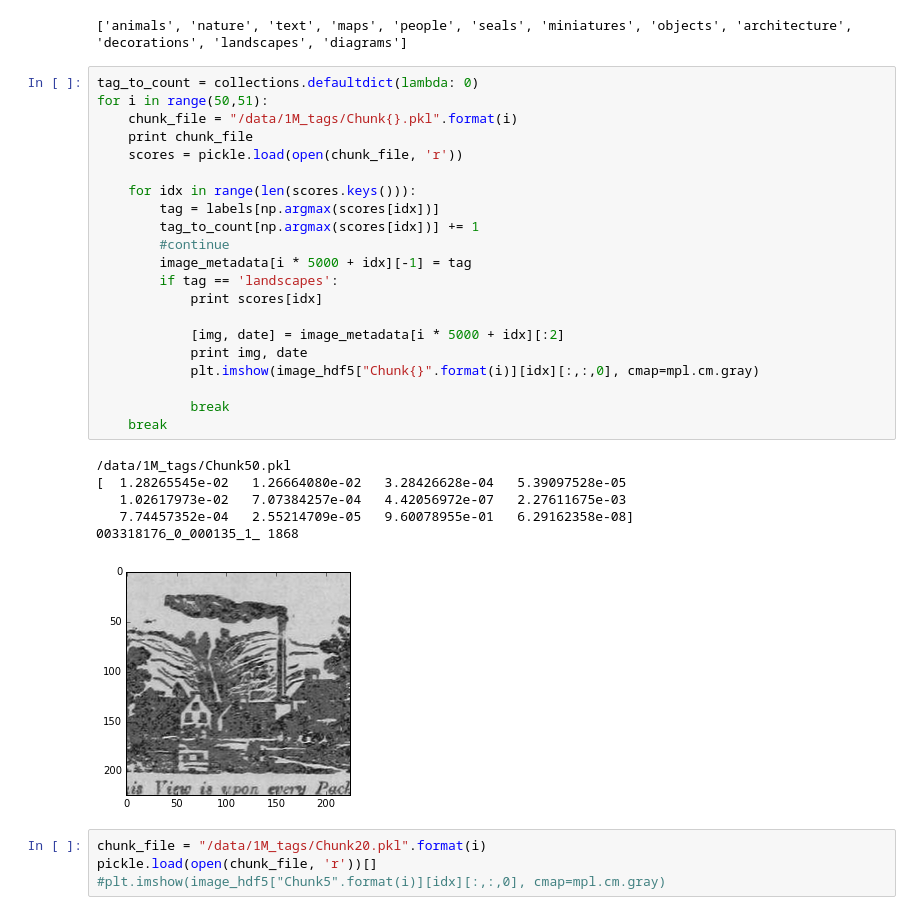
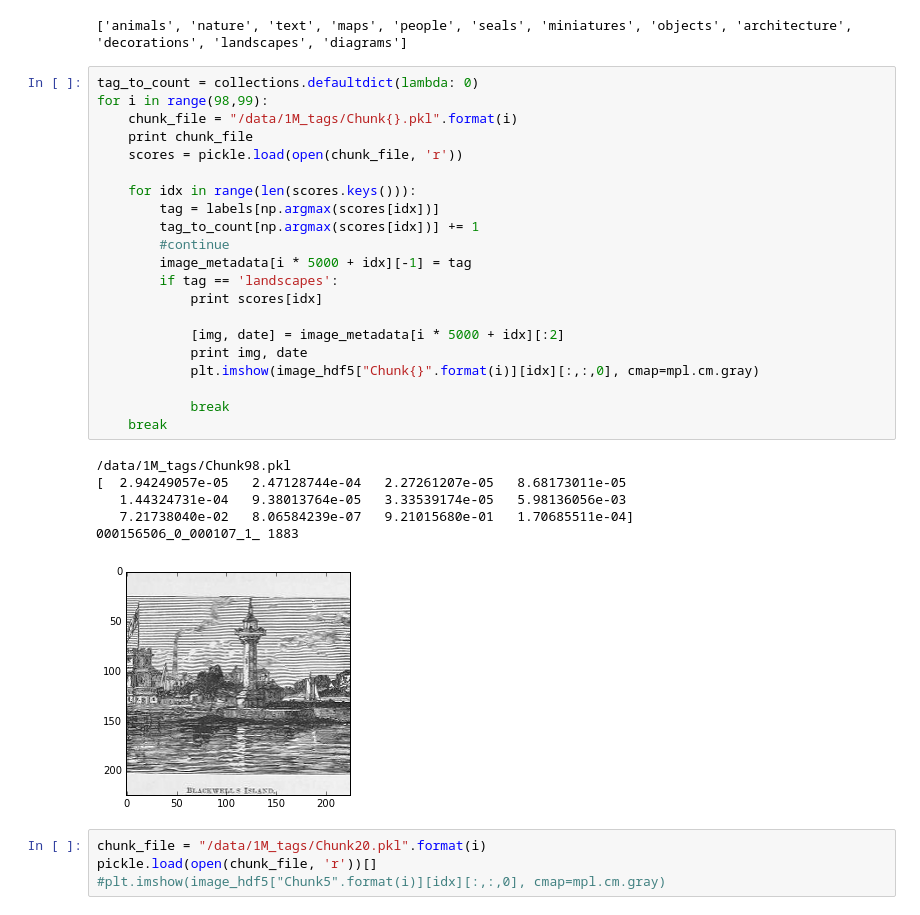
Before and after one commit to ludazhao/SherlockNet, a Jupyter notebook: analysis/check_1M_tags.ipynb, the cells around one changed output. Cells and saved outputs as stored; diff of their text form.

```diff
--- a/analysis/check_1M_tags.ipynb
+++ b/analysis/check_1M_tags.ipynb
@@ -27,32 +24,32 @@ print labels
 ['animals', 'nature', 'text', 'maps', 'people', 'seals', 'miniatures', 'objects', 'architecture', 'decorations', 'landscapes', 'diagrams']
 # %%
 tag_to_count = collections.defaultdict(lambda: 0)
-for i in range(50,51):
+for i in range(98,99):
     chunk_file = "/data/1M_tags/Chunk{}.pkl".format(i)
     print chunk_file
     scores = pickle.load(open(chunk_file, 'r'))
 
     for idx in range(len(scores.keys())):
         tag = labels[np.argmax(scores[idx])]
         tag_to_count[np.argmax(scores[idx])] += 1
         #continue
         image_metadata[i * 5000 + idx][-1] = tag
         if tag == 'landscapes':
             print scores[idx]
 
             [img, date] = image_metadata[i * 5000 + idx][:2]
             print img, date
             plt.imshow(image_hdf5["Chunk{}".format(i)][idx][:,:,0], cmap=mpl.cm.gray)
 
             break
     break
 # %% [output]
-/data/1M_tags/Chunk50.pkl
-[  1.28265545e-02   1.26664080e-02   3.28426628e-04   5.39097528e-05
-   1.02617973e-02   7.07384257e-04   4.42056972e-07   2.27611675e-03
-   7.74457352e-04   2.55214709e-05   9.60078955e-01   6.29162358e-08]
-003318176_0_000135_1_ 1868
+/data/1M_tags/Chunk98.pkl
+[  2.94249057e-05   2.47128744e-04   2.27261207e-05   8.68173011e-05
+   1.44324731e-04   9.38013764e-05   3.33539174e-05   5.98136056e-03
+   7.21738040e-02   8.06584239e-07   9.21015680e-01   1.70685511e-04]
+000156506_0_000107_1_ 1883
-[figure, old version]
+[figure, new version]
 # %%
 chunk_file = "/data/1M_tags/Chunk20.pkl".format(i)
 pickle.load(open(chunk_file, 'r'))[]
```
Also changed, not shown: parts of 1 cell of this notebook, 22 other files.
